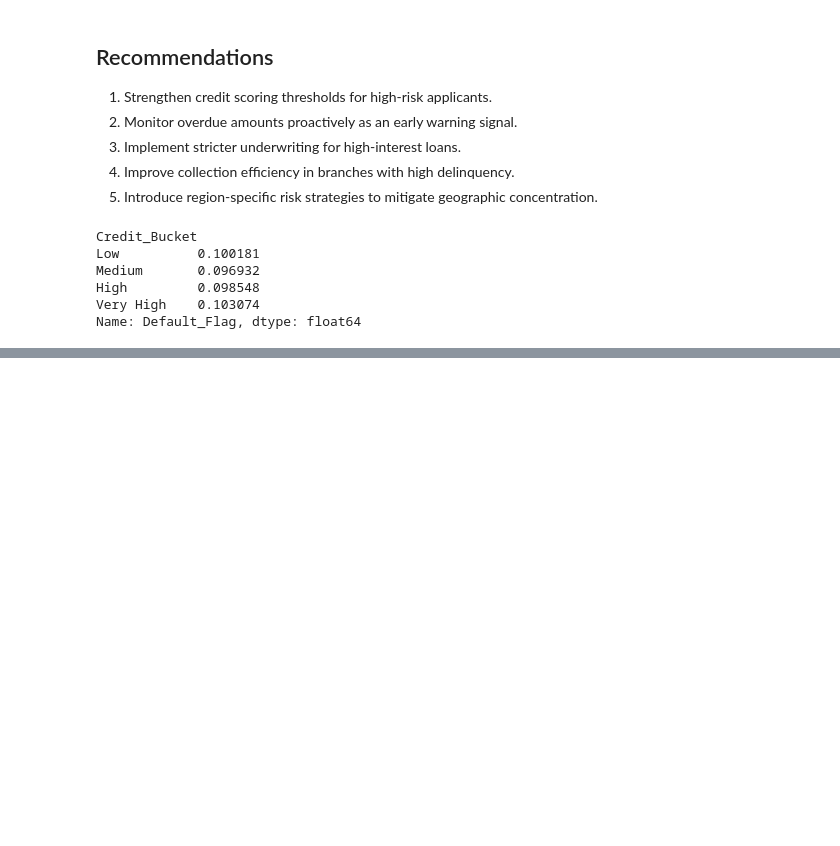
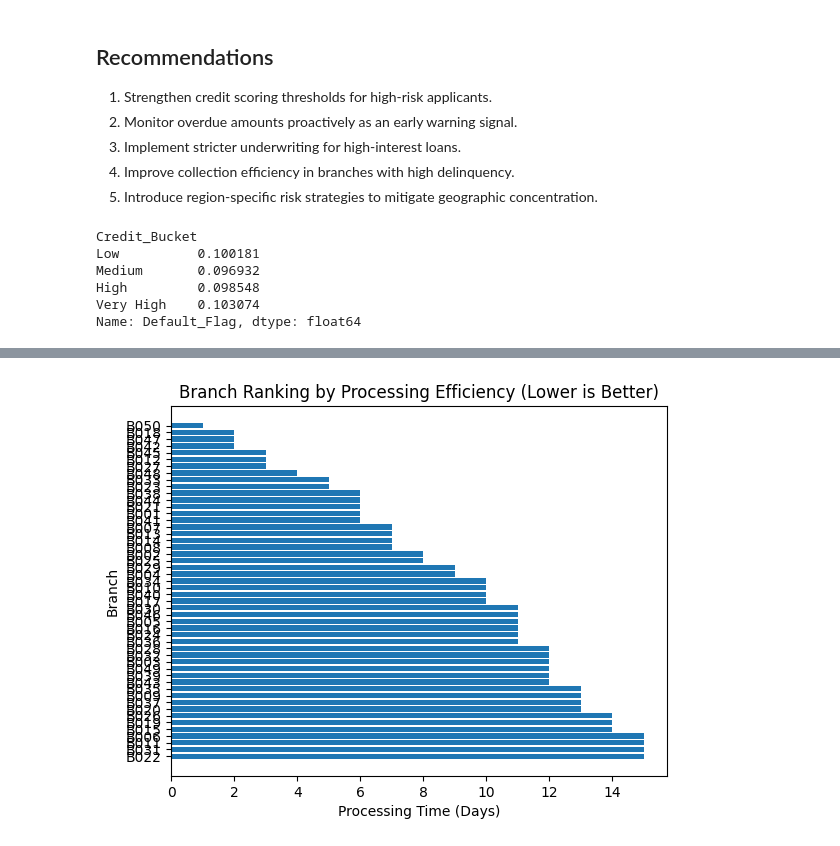
Before and after one commit to madhurmd/hero-fincorp-loan-analysis, a Jupyter notebook: notebooks/analysis.ipynb, the cells around one changed output, grey strips where cells are left out. Saved outputs shown, nothing was run; the diff lists cells and outputs as text; code cells hidden in the pictures; blank space fills up the shorter version.

```diff
--- a/notebooks/analysis.ipynb
+++ b/notebooks/analysis.ipynb
@@ -479,0 +509,12 @@ Name: Default_Flag, dtype: float64
+# %%
+top_efficiency = branch_df.sort_values(by='Avg_Processing_Time')
+
+plt.figure()
+plt.barh(top_efficiency['Branch_ID'], top_efficiency['Avg_Processing_Time'])
+plt.title("Branch Ranking by Processing Efficiency (Lower is Better)")
+plt.xlabel("Processing Time (Days)")
+plt.ylabel("Branch")
+plt.gca().invert_yaxis()
+plt.show()
+# %% [output]
+[figure, added]
```
Also changed, not shown: parts of 16 cells of this notebook.
